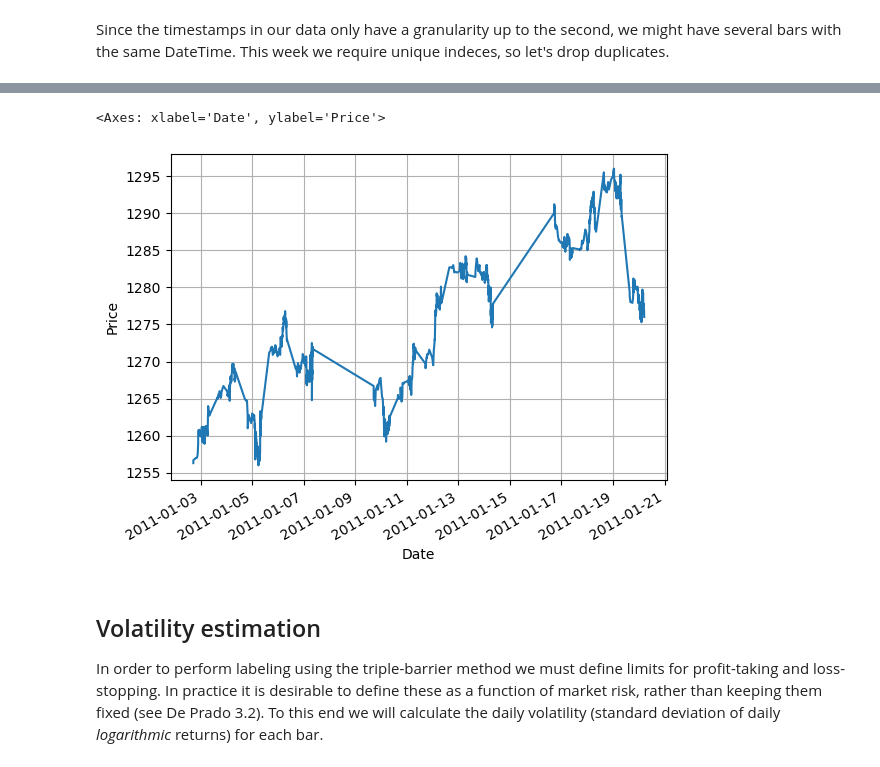
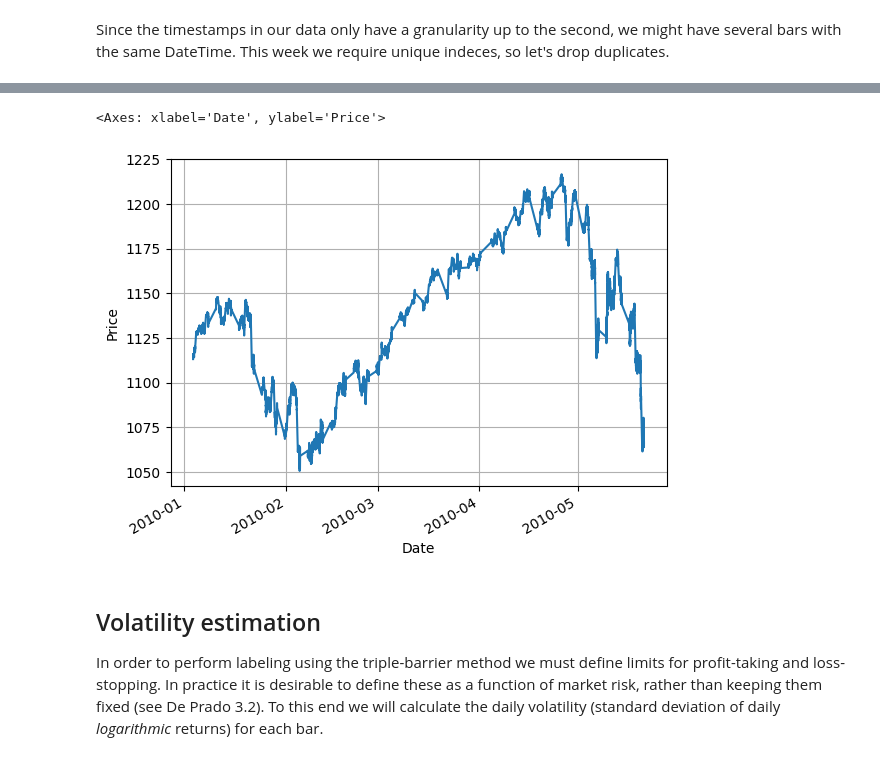
Before and after one commit to temef/FIRMA_ml, a Jupyter notebook: Exercise2/Exercise 2A+2B/exercise_2B.ipynb, the cells around one changed output, grey strips where cells are left out. Cells and saved outputs as stored; diff of their text form; code cells hidden in the pictures.

```diff
--- a/Exercise2/Exercise 2A+2B/exercise_2B.ipynb
+++ b/Exercise2/Exercise 2A+2B/exercise_2B.ipynb
@@ -52,11 +52,11 @@ datetime
 # %%
 # You can work with a subset of the data if computations are taking too long
-df = df.loc['2011']
+df = df.loc['2010']
 # %%
-df[df.index.year == 2011].plot(y='price', ylabel='Price', xlabel='Date', legend=False, grid=True)
+df[df.index.year == 2010].plot(y='price', ylabel='Price', xlabel='Date', legend=False, grid=True)
 # %% [output]
 <Axes: xlabel='Date', ylabel='Price'>
-[figure, old version]
+[figure, new version]
 # %% [markdown]
 ## Volatility estimation
 
```
Also changed, not shown: parts of 16 cells of this notebook, 4 other files.
